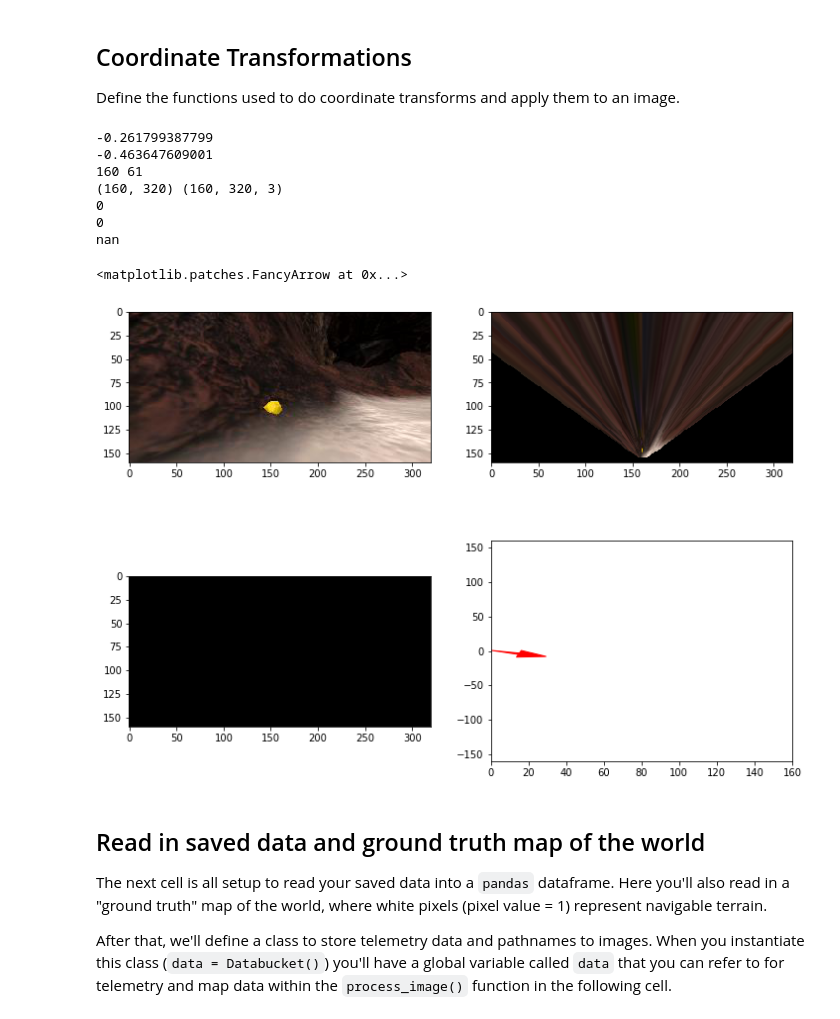
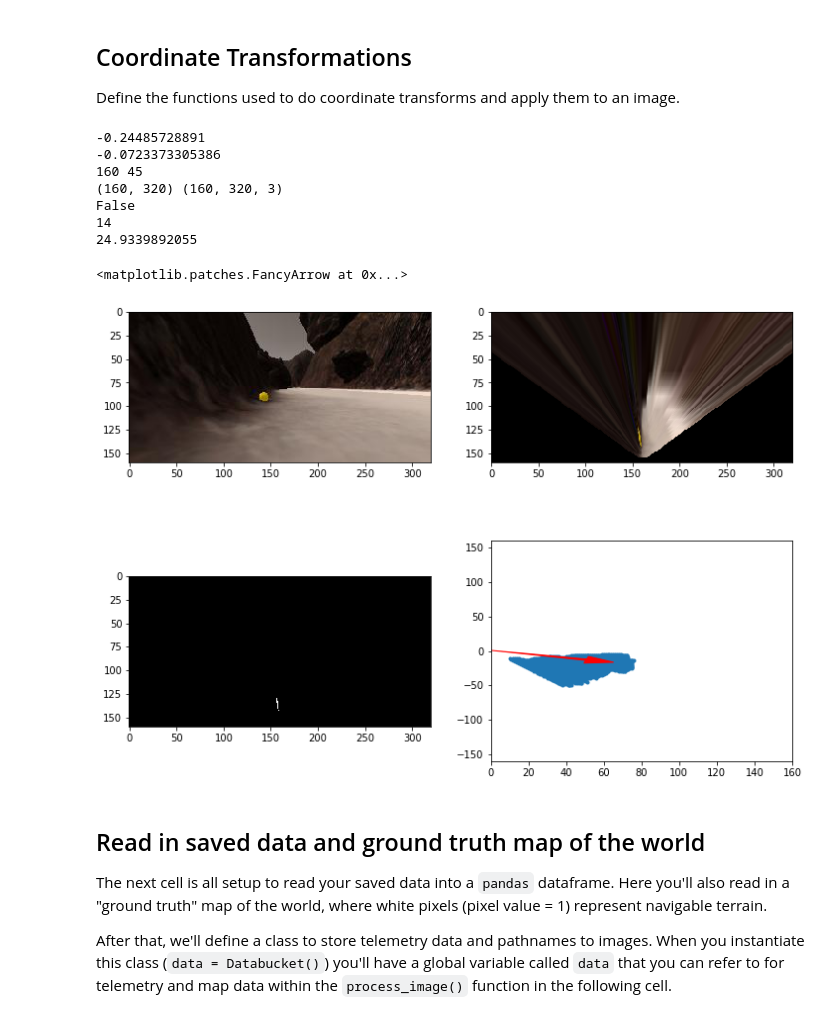
Before and after one commit to sbagadi/RoboND-Rover-Project, a Jupyter notebook: code/Rover_Project_Test_Notebook.ipynb, the cells around one changed output. Cells and saved outputs as stored; diff of their text form; code cells hidden in the pictures.

```diff
--- a/code/Rover_Project_Test_Notebook.ipynb
+++ b/code/Rover_Project_Test_Notebook.ipynb
@@ -148,7 +146,7 @@ plt.imshow(threshed, cmap='gray')
 # %%
 # Identify pixels in range.
 # Threshold of 120 < R < 220, 100 < G < 180 and -1 < B < 90 does a nice job of identifying rock samples
-def color_range(img, rgb_thresh_bottom=(125, 100, -1), rgb_thresh_top=(200, 180, 90)):
+def color_range(img, rgb_thresh_bottom=(135, 100, -1), rgb_thresh_top=(200, 180, 40)):
     # Create an array of zeros same xy size as img, but single channel
     color_select = np.zeros_like(img[:,:,0])
     # Requires that each pixel be in between the range for all three threshold values of RGB.
@@ -176,7 +174,7 @@ plt.imshow(warped, cmap='gray')
 # %%
 # Identify pixels in range.
 # Threshold of 120 < R < 220, 100 < G < 180 and -1 < B < 90 does a nice job of identifying rock samples
-def color_range(img, rgb_thresh_bottom=(85, 10, -1), rgb_thresh_top=(125, 30, 5)):
+def color_range_pickup(img, rgb_thresh_bottom=(85, 10, -1), rgb_thresh_top=(125, 30, 5)):
     # Create an array of zeros same xy size as img, but single channel
     color_select = np.zeros_like(img[:,:,0])
     # Requires that each pixel be in between the range for all three threshold values of RGB.
@@ -193,7 +191,7 @@ def color_range(img, rgb_thresh_bottom=(85, 10, -1), rgb_thresh_top=(125, 30, 5)
     # Return the binary image
     return color_select
 
-threshed = color_range(pickingup_img)
+threshed = color_range_pickup(pickingup_img)
 plt.imshow(threshed, cmap='gray')
 #scipy.misc.imsave('../output/warped_threshed.jpg', threshed*255)
 # %% [output]
@@ -257,7 +255,7 @@ def pix_to_world(xpix, ypix, xpos, ypos, yaw, world_size, scale):
 # Grab another random image
 # idx = np.random.randint(0, len(img_list)-1)
 # image = mpimg.imread(img_list[idx])
-image = pick_upable_rock_img
+image = rock_img
 warped = perspect_transform(image, source, destination)
 threshed = color_thresh(warped)
 
@@ -268,47 +266,47 @@ dist, angles = to_polar_coords(xpix, ypix)
 mean_dir = np.mean(angles)
 # np.clip(np.max(angles * 180/np.pi) - 10, -15, 15)
 clip_angle = 15 * (np.pi / 180)
-max_dir = np.clip(np.max(angles) - (13 * np.pi / 180), -clip_angle, clip_angle)
+max_dir = np.clip(np.mean(angles) + (14 * np.pi / 180), -clip_angle, clip_angle)
 print(max_dir)
 print(np.max(angles))
 
 rock_threshed = color_range(image)
 rock_threshed = perspect_transform(rock_threshed, source, destination)
 rock_threshed[:, (int)(rock_threshed.shape[1] / 2)] = 0
 rock_xpix, rock_ypix = rover_coords(rock_threshed)
 print(rock_threshed.shape, image.shape)
 rock_distances, rock_angles  = to_polar_coords(rock_xpix, rock_ypix)
 is_near_rock = len(rock_distances) and np.mean(rock_distances) < 13
 print(is_near_rock)
 print(len(rock_distances))
 print(np.mean(rock_distances))
 
 # Do some plotting
 fig = plt.figure(figsize=(12,9))
 plt.subplot(221)
 plt.imshow(image)
 plt.subplot(222)
 plt.imshow(warped)
 plt.subplot(223)
 plt.imshow(rock_threshed, cmap='gray')
 plt.subplot(224)
-plt.plot(rock_xpix, rock_ypix, '.')
+plt.plot(xpix, ypix, '.')
 plt.ylim(-160, 160)
 plt.xlim(0, 160)
 arrow_length = np.mean(dist)
 x_arrow = arrow_length * np.cos(max_dir)
 y_arrow = arrow_length * np.sin(max_dir)
 plt.arrow(0, 0, x_arrow, y_arrow, color='red', zorder=2, head_width=10, width=2)
 # %% [output]
--0.261799387799
--0.463647609001
-160 61
+-0.24485728891
+-0.0723373305386
+160 45
 (160, 320) (160, 320, 3)
-0
-0
-nan
+False
+14
+24.9339892055
 <matplotlib.patches.FancyArrow at 0x...>
-[figure, old version]
+[figure, new version]
 # %% [markdown]
 ## Read in saved data and ground truth map of the world
 The next cell is all setup to read your saved data into a `pandas` dataframe.  Here you'll also read in a "ground truth" map of the world, where white pixels (pixel value = 1) represent navigable terrain.
```
Also changed, not shown: parts of 9 cells of this notebook, 13 other files.
